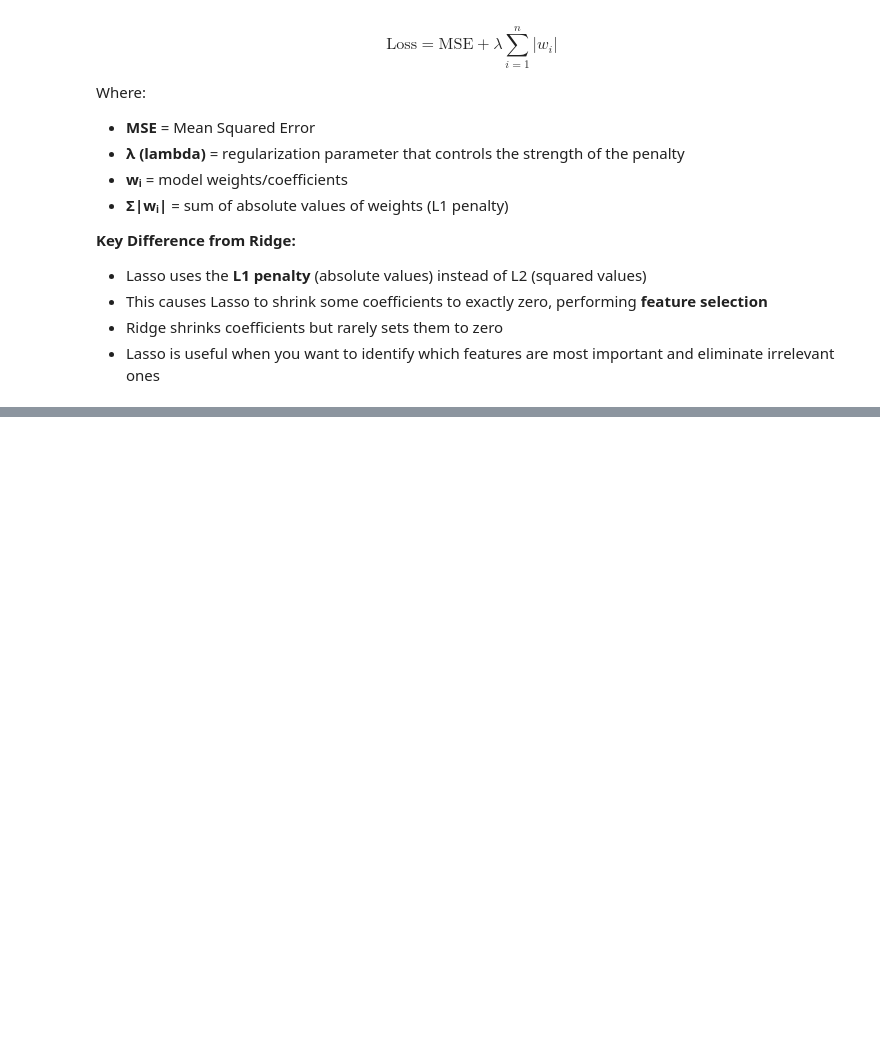
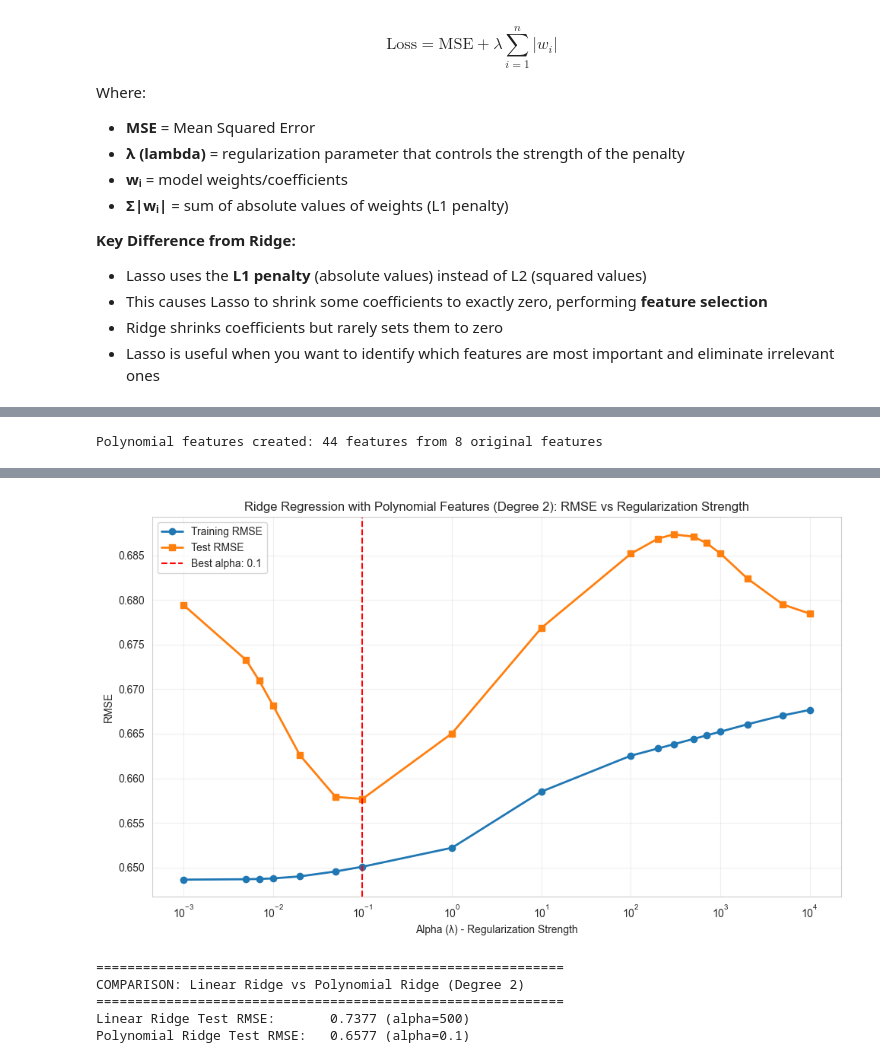
Before and after one commit to SannaNishantLarsson/ml-portfolio, a Jupyter notebook: 01_linear_regression.ipynb, the cells around one changed output, grey strips where cells are left out. Drawn from its saved outputs; the diff is of its cells as text; code cells hidden in the pictures; blank space fills up the shorter version.

```diff
--- a/01_linear_regression.ipynb
+++ b/01_linear_regression.ipynb
@@ -404,0 +583,70 @@ Where:
+# %%
+# Ridge Regression with Polynomial Features (Degree 2)
+from sklearn.linear_model import Ridge
+from sklearn.preprocessing import PolynomialFeatures
+
+# Create polynomial features (degree 2)
+poly_ridge = PolynomialFeatures(degree=2, include_bias=False)
+X_train_poly_ridge = poly_ridge.fit_transform(X_train)
+X_test_poly_ridge = poly_ridge.transform(X_test)
+
+print(f"Polynomial features created: {X_train_poly_ridge.shape[1]} features from {X_train.shape[1]} original features")
+
+# Train Ridge regression model with different lambda values
+ridge_poly_models = []
+ridge_poly_rmse_train = []
+ridge_poly_rmse_test = []
+
+for alpha in alphas:
+    ridge_poly = Ridge(alpha=alpha)
+    ridge_poly.fit(X_train_poly_ridge, y_train)
+    ridge_poly_models.append(ridge_poly)
+
+    # Predictions
+    y_train_pred = ridge_poly.predict(X_train_poly_ridge)
+    y_test_pred = ridge_poly.predict(X_test_poly_ridge)
+
+    # Calculate RMSE
+    train_rmse = np.sqrt(np.mean((y_train - y_train_pred)**2))
+    test_rmse = np.sqrt(np.mean((y_test - y_test_pred)**2))
+
+    ridge_poly_rmse_train.append(train_rmse)
+    ridge_poly_rmse_test.append(test_rmse)
+
+# Find best alpha
+best_alpha_poly_idx = np.argmin(ridge_poly_rmse_test)
+best_alpha_poly = alphas[best_alpha_poly_idx]
+best_ridge_poly_model = ridge_poly_models[best_alpha_poly_idx]
+
+print("\nRidge Regression (Polynomial Degree 2) Results")
+print("=" * 50)
+print("Alpha | Train RMSE | Test RMSE")
+print("-" * 50)
+for i, alpha in enumerate(alphas):
+    print(f"{alpha:>6.3f} | {ridge_poly_rmse_train[i]:>10.4f} | {ridge_poly_rmse_test[i]:>9.4f}")
+
+print(f"\nBest alpha: {best_alpha_poly}")
+print(f"Best test RMSE: {ridge_poly_rmse_test[best_alpha_poly_idx]:.4f}")
+
+# Plot Ridge with Polynomial Features RMSE vs Alpha
+plt.figure(figsize=(10, 6))
+plt.plot(alphas, ridge_poly_rmse_train, marker='o', label='Training RMSE', linewidth=2)
+plt.plot(alphas, ridge_poly_rmse_test, marker='s', label='Test RMSE', linewidth=2)
+plt.axvline(x=best_alpha_poly, color='red', linestyle='--', label=f'Best alpha: {best_alpha_poly}')
+plt.xlabel('Alpha (λ) - Regularization Strength')
+plt.ylabel('RMSE')
+plt.title('Ridge Regression with Polynomial Features (Degree 2): RMSE vs Regularization Strength')
+plt.xscale('log')
+plt.legend()
+plt.grid(True, alpha=0.3)
+plt.tight_layout()
+plt.show()
+
+# Comparison
+print("\n" + "=" * 60)
+print("COMPARISON: Linear Ridge vs Polynomial Ridge (Degree 2)")
+print("=" * 60)
+print(f"Linear Ridge Test RMSE:       {ridge_rmse_test[best_alpha_idx]:.4f} (alpha={best_alpha})")
+print(f"Polynomial Ridge Test RMSE:   {ridge_poly_rmse_test[best_alpha_poly_idx]:.4f} (alpha={best_alpha_poly})")
+# %% [output]
+Polynomial features created: 44 features from 8 original features
@@ -404,0 +670,6 @@ Where:
+[figure, added]
+============================================================
+COMPARISON: Linear Ridge vs Polynomial Ridge (Degree 2)
+============================================================
+Linear Ridge Test RMSE:       0.7377 (alpha=500)
+Polynomial Ridge Test RMSE:   0.6577 (alpha=0.1)
```
Also changed, not shown: parts of 8 cells of this notebook.
